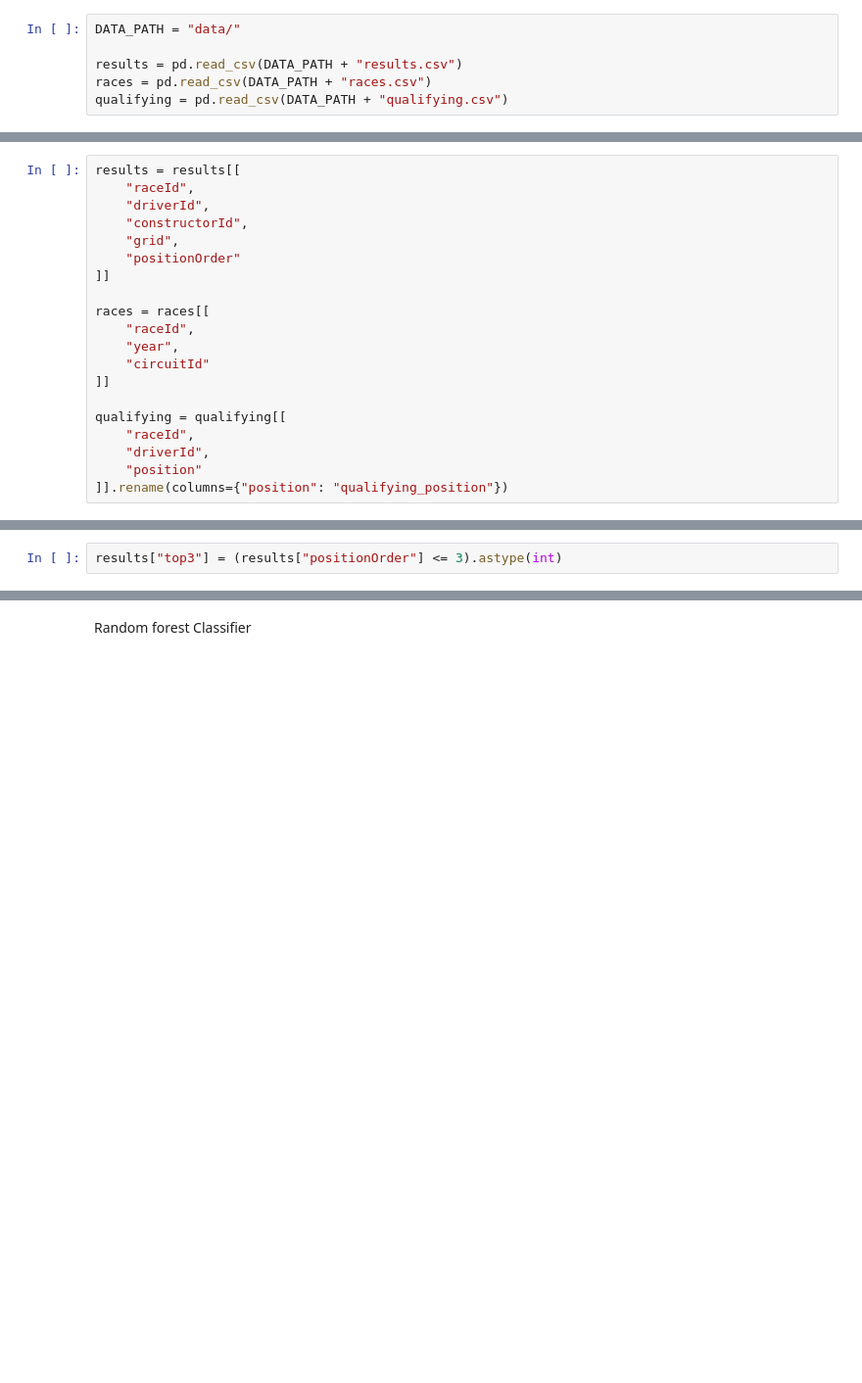
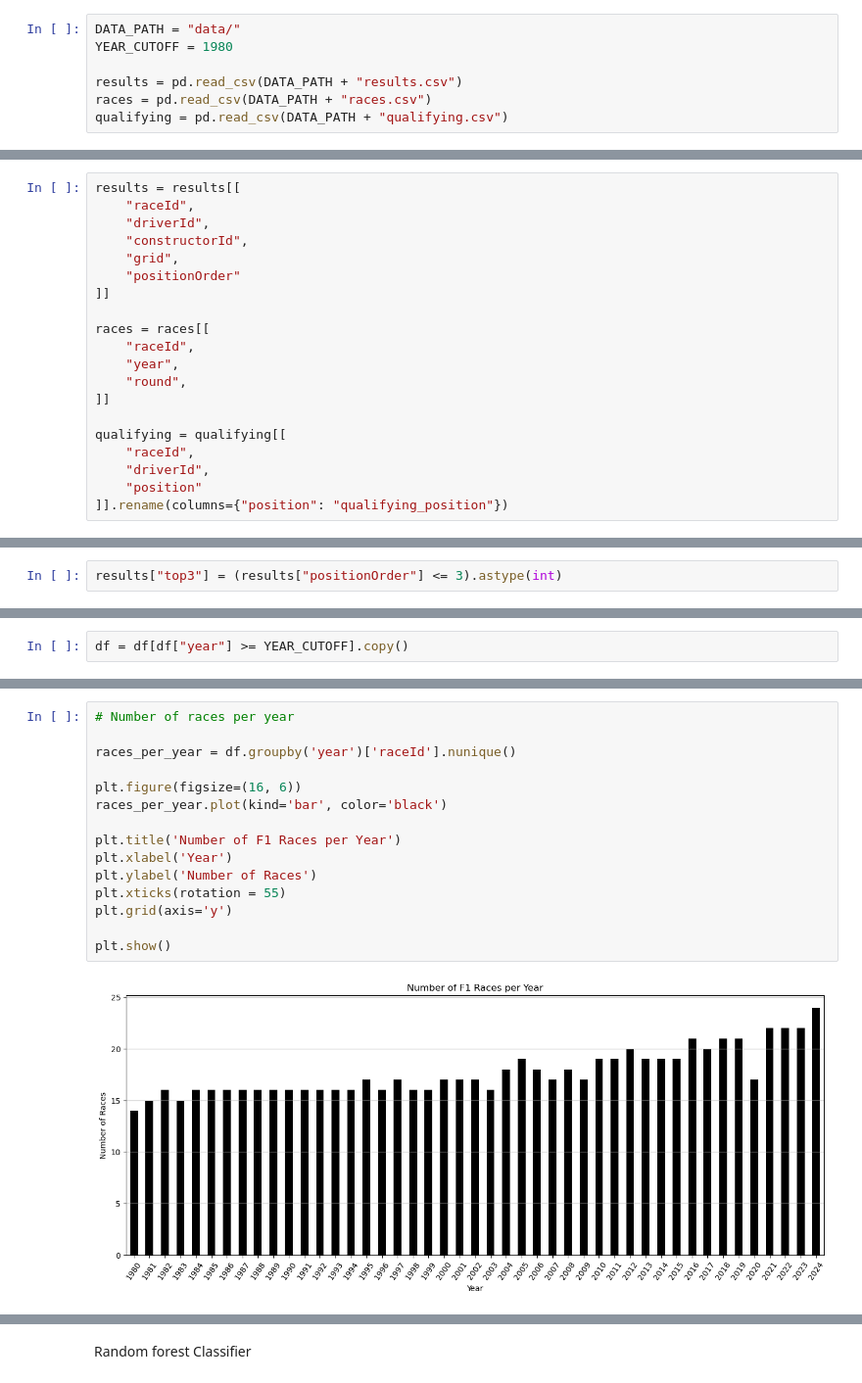
Before and after one commit to DanceaRadu/FML_Project, a Jupyter notebook: project.ipynb, the cells around one changed output, grey strips where cells are left out. Shown at 98% size. Cells and saved outputs as stored; diff of their text form; blank space fills up the shorter version.

Commit message:
Worked on the project. Added extra features and cutoff year.

```diff
--- a/project.ipynb
+++ b/project.ipynb
@@ -17,5 +25,6 @@ Load the data.
 # %%
 DATA_PATH = "data/"
+YEAR_CUTOFF = 1980
 
 results = pd.read_csv(DATA_PATH + "results.csv")
 races = pd.read_csv(DATA_PATH + "races.csv")
@@ -56,7 +44,7 @@ results = results[[
 races = races[[
     "raceId",
     "year",
-    "circuitId"
+    "round",
 ]]
 
 qualifying = qualifying[[
@@ -90,0 +106,2 @@ df.head()
+# %%
+df = df[df["year"] >= YEAR_CUTOFF].copy()
@@ -90,0 +110,17 @@ df.head()
+# %%
+# Number of races per year
+
+races_per_year = df.groupby('year')['raceId'].nunique()
+
+plt.figure(figsize=(16, 6))
+races_per_year.plot(kind='bar', color='black')
+
+plt.title('Number of F1 Races per Year')
+plt.xlabel('Year')
+plt.ylabel('Number of Races')
+plt.xticks(rotation = 55)
+plt.grid(axis='y')
+
+plt.show()
+# %% [output]
+[figure, added]
```
Also changed, not shown: parts of 35 cells of this notebook.
